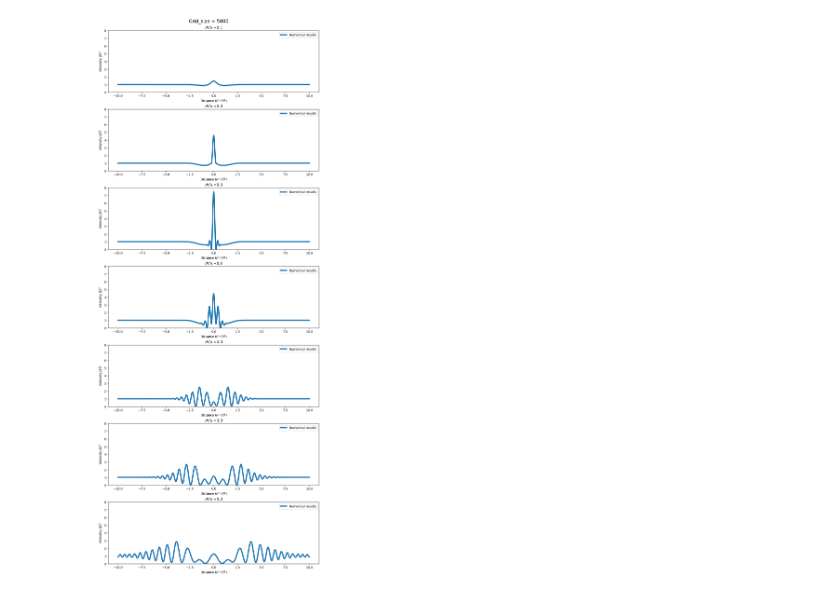
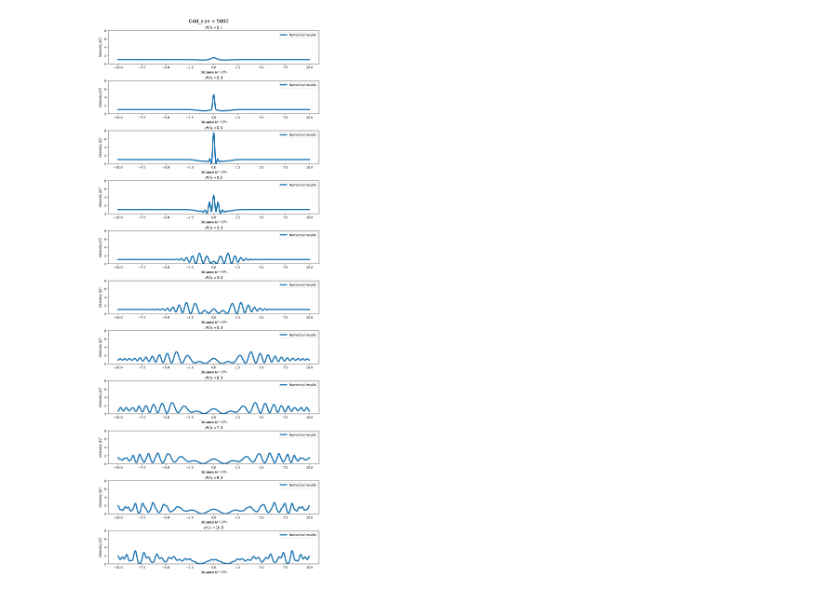
Before and after one commit to Margo-10/master_diploma, a Jupyter notebook: phase_screen_model.ipynb, the cells around one changed output. Drawn from its saved outputs; the diff is of its cells as text; code cells hidden in the pictures.

```diff
--- a/phase_screen_model.ipynb
+++ b/phase_screen_model.ipynb
@@ -173,13 +173,13 @@ class PhaseScreenCyl:
 # %%
 R = 100 #100 meters to source (it is radius of circle)
 Grid_theta = 0.06 # radians
 r = 100
 r0 = wavelength
 phi0 = 10
 grid_size = 5000
-dr_lambda = [0.1, 0.3, 0.5, 0.8, 2.0, 3.0, 5.0]
+dr_lambda = [0.1, 0.3, 0.5, 0.8, 2.0, 3.0, 5.0, 6.0, 7.0, 8.0, 10.0]
 
 phase_screen_cyl = PhaseScreenCyl(wavelength, phi0 ,grid_size, R, Grid_theta, r,  dr_lambda, r0)
 phase_screen_cyl.plot_results()
 # %% [output]
-[figure, old version]
+[figure, new version]
```
Also changed, not shown: parts of 1 cell of this notebook.
